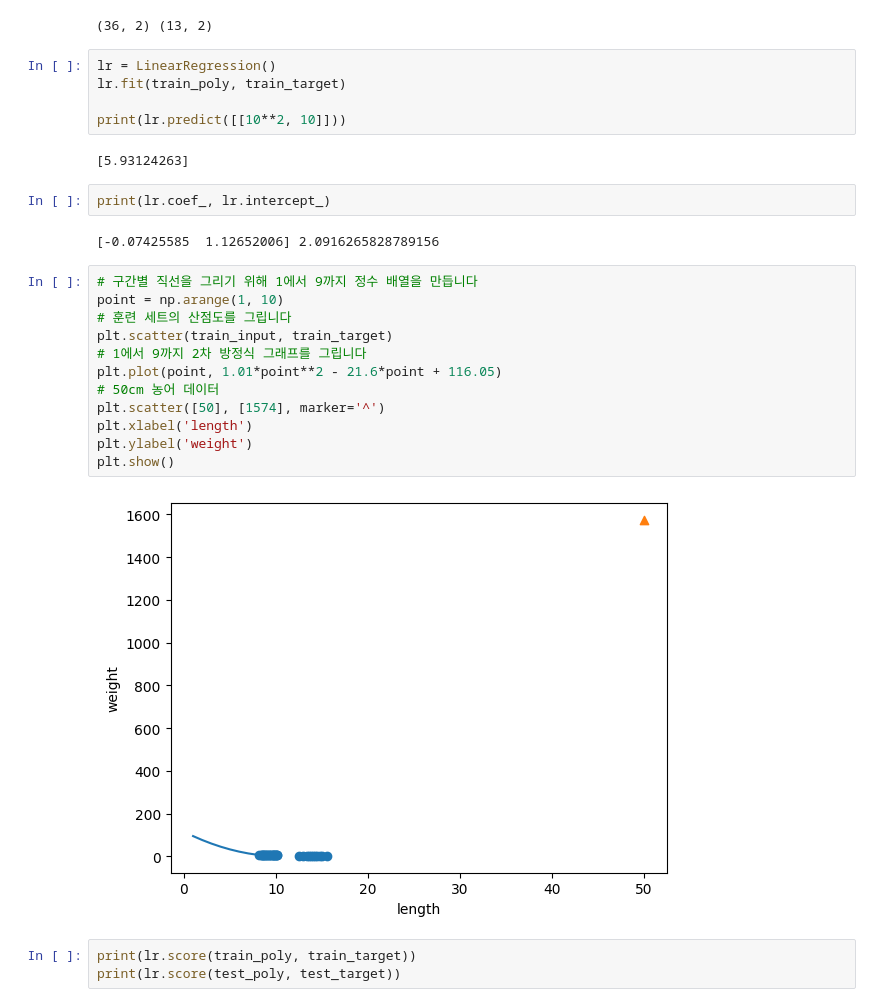
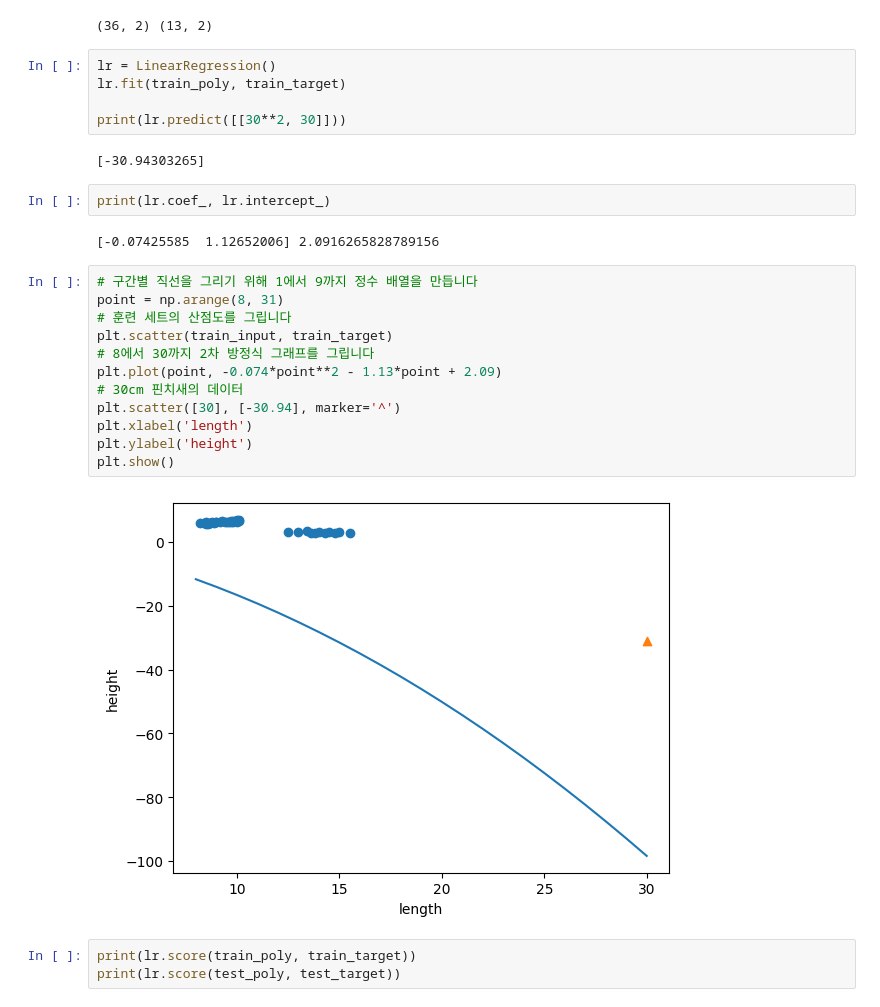
Before and after one commit to rlaguswl25808134-source/AID-MLB, a Jupyter notebook: 3-2.ipynb, the cells around one changed output. Cells and saved outputs as stored; diff of their text form.

```diff
--- a/3-2.ipynb
+++ b/3-2.ipynb
@@ -142,27 +142,27 @@ print(train_poly.shape, test_poly.shape)
 lr = LinearRegression()
 lr.fit(train_poly, train_target)
 
-print(lr.predict([[10**2, 10]]))
+print(lr.predict([[30**2, 30]]))
 # %% [output]
-[5.93124263]
+[-30.94303265]
 # %%
 print(lr.coef_, lr.intercept_)
 # %% [output]
 [-0.07425585  1.12652006] 2.0916265828789156
 # %%
 # 구간별 직선을 그리기 위해 1에서 9까지 정수 배열을 만듭니다
-point = np.arange(1, 10)
+point = np.arange(8, 31)
 # 훈련 세트의 산점도를 그립니다
 plt.scatter(train_input, train_target)
-# 1에서 9까지 2차 방정식 그래프를 그립니다
-plt.plot(point, 1.01*point**2 - 21.6*point + 116.05)
-# 50cm 농어 데이터
-plt.scatter([50], [1574], marker='^')
+# 8에서 30까지 2차 방정식 그래프를 그립니다
+plt.plot(point, -0.074*point**2 - 1.13*point + 2.09)
+# 30cm 핀치새의 데이터
+plt.scatter([30], [-30.94], marker='^')
 plt.xlabel('length')
-plt.ylabel('weight')
+plt.ylabel('height')
 plt.show()
 # %% [output]
-[figure, old version]
+[figure, new version]
 # %%
 print(lr.score(train_poly, train_target))
 print(lr.score(test_poly, test_target))
```
Also changed, not shown: parts of 1 cell of this notebook.
